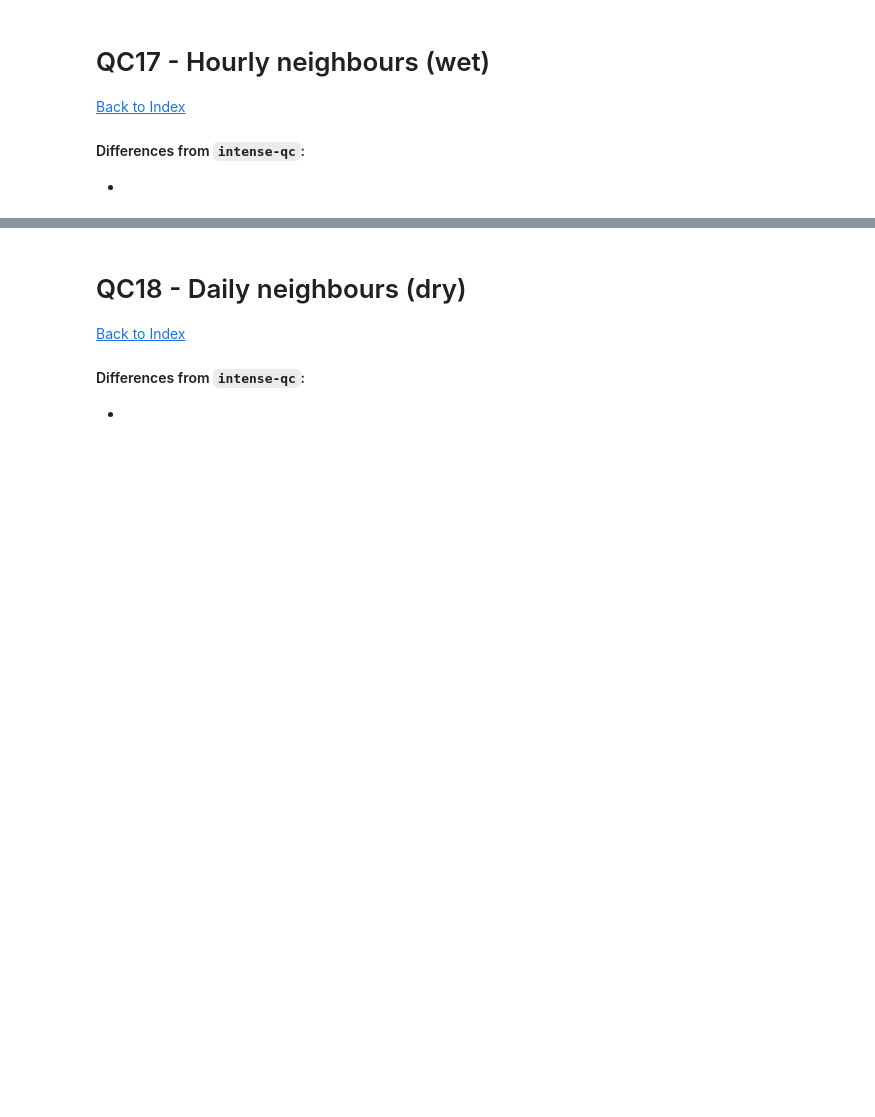
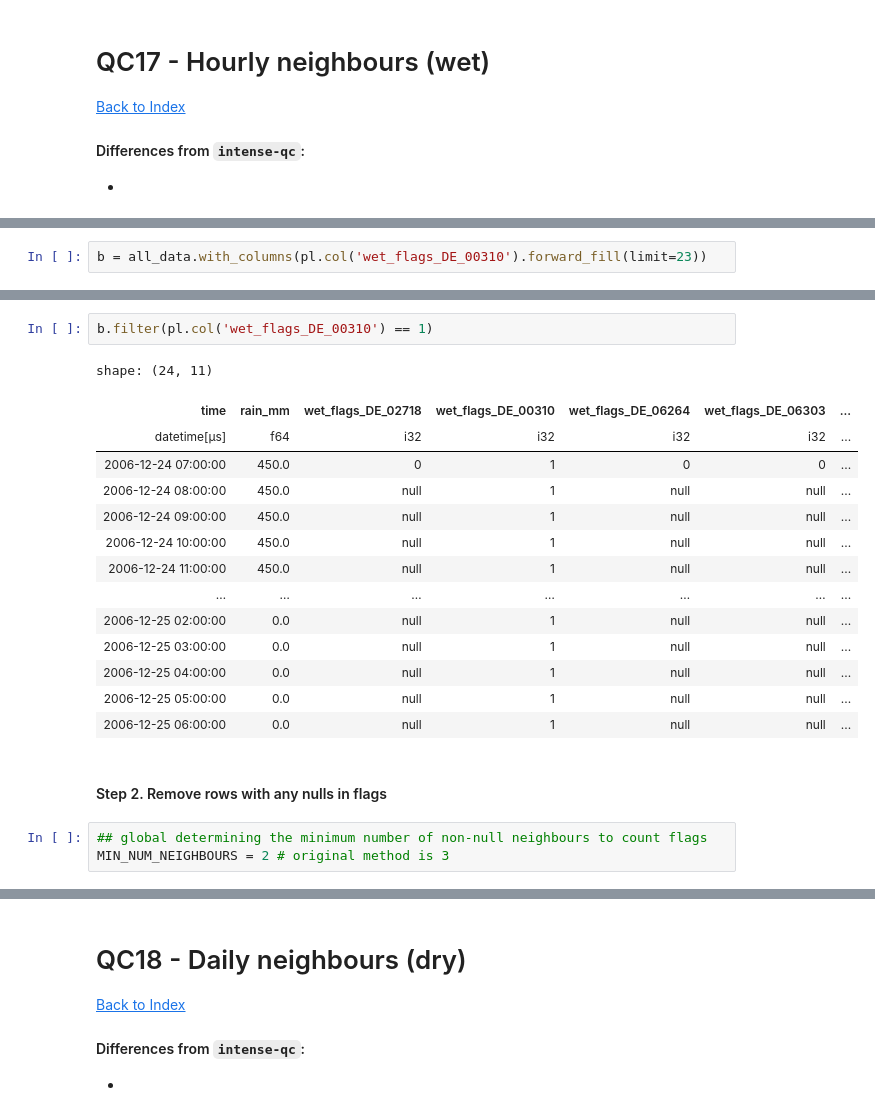
Before and after one commit to Thomasjkeel/RainfallQC-notebooks, a Jupyter notebook: notebooks/neighbour_checks.ipynb, the cells around one changed output, grey strips where cells are left out. Saved outputs shown, nothing was run; the diff lists cells and outputs as text; blank space fills up the shorter version.

Commit message:
add forward fill part of hourly neighbours wet

```diff
--- a/notebooks/neighbour_checks.ipynb
+++ b/notebooks/neighbour_checks.ipynb
@@ -1324,0 +1285,2 @@ affinity: 0.8175046554934823, p_corr: 0.0034253919799619027, f_mean: 2.139130209
+# %%
+b = all_data.with_columns(pl.col('wet_flags_DE_00310').forward_fill(limit=23))
@@ -1324,0 +1296,22 @@ affinity: 0.8175046554934823, p_corr: 0.0034253919799619027, f_mean: 2.139130209
+# %%
+b.filter(pl.col('wet_flags_DE_00310') == 1)
+# %% [output]
+shape: (24, 11)
+| time | rain_mm | wet_flags_DE_02718 | wet_flags_DE_00310 | wet_flags_DE_06264 | wet_flags_DE_06303 | ... |
+| datetime[μs] | f64 | i32 | i32 | i32 | i32 | ... |
+| 2006-12-24 07:00:00 | 450.0 | 0 | 1 | 0 | 0 | ... |
+| 2006-12-24 08:00:00 | 450.0 | null | 1 | null | null | ... |
+| 2006-12-24 09:00:00 | 450.0 | null | 1 | null | null | ... |
+| 2006-12-24 10:00:00 | 450.0 | null | 1 | null | null | ... |
+| 2006-12-24 11:00:00 | 450.0 | null | 1 | null | null | ... |
+| … | … | … | … | … | … | ... |
+| 2006-12-25 02:00:00 | 0.0 | null | 1 | null | null | ... |
+| 2006-12-25 03:00:00 | 0.0 | null | 1 | null | null | ... |
+| 2006-12-25 04:00:00 | 0.0 | null | 1 | null | null | ... |
+| 2006-12-25 05:00:00 | 0.0 | null | 1 | null | null | ... |
+| 2006-12-25 06:00:00 | 0.0 | null | 1 | null | null | ... |
+# %% [markdown]
+#### Step 2. Remove rows with any nulls in flags
+# %%
+## global determining the minimum number of non-null neighbours to count flags
+MIN_NUM_NEIGHBOURS = 2 # original method is 3
```
Also changed, not shown: parts of 20 cells of this notebook.
